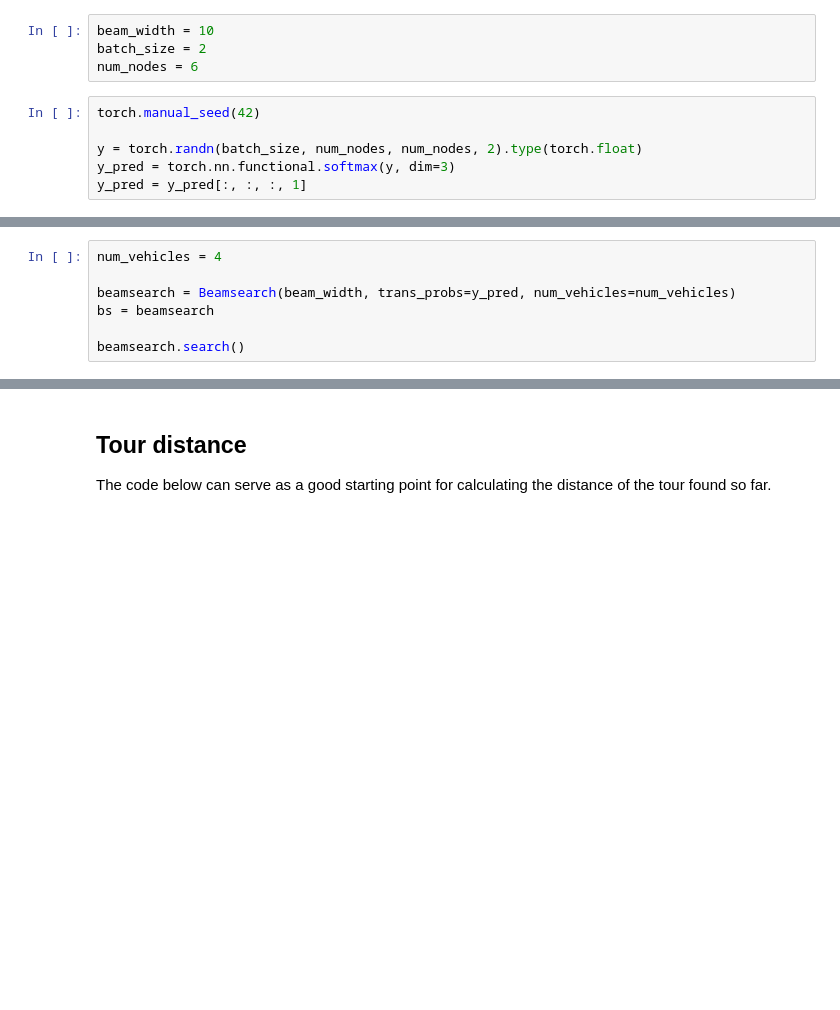
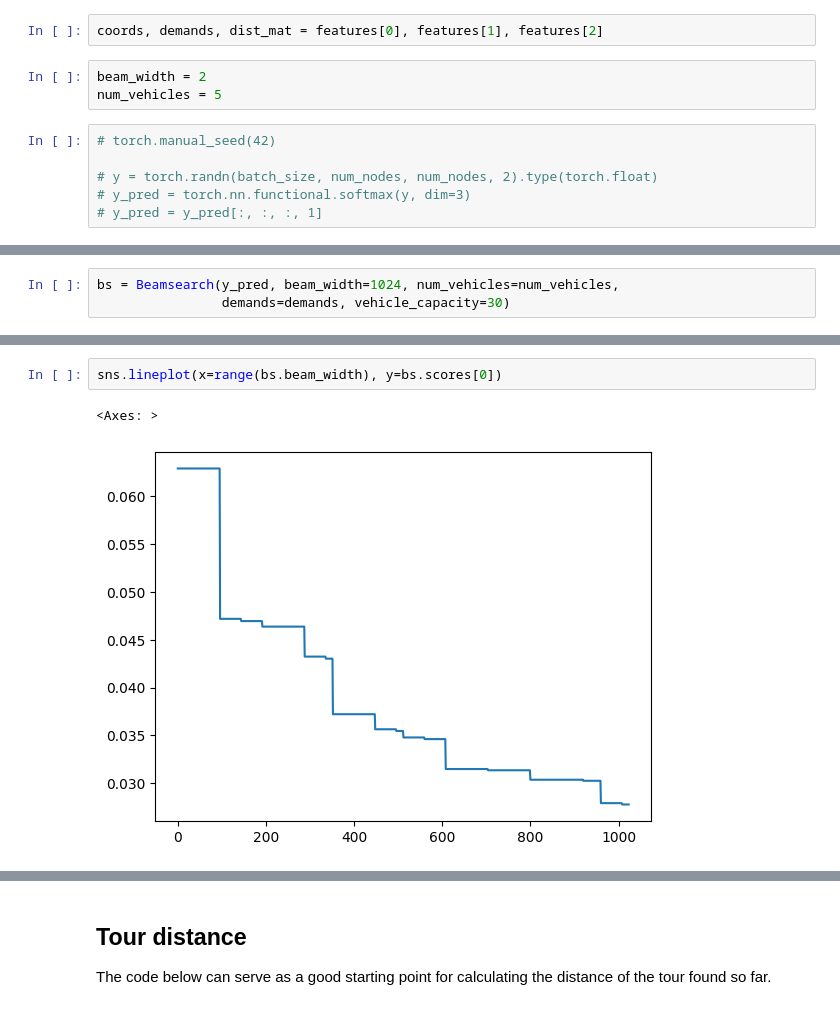
Before and after one commit to sebammon/vrp-thesis, a Jupyter notebook: Beam search.ipynb, the cells around one changed output, grey strips where cells are left out. Drawn from its saved outputs; the diff is of its cells as text; blank space fills up the shorter version.

```diff
--- a/Beam search.ipynb
+++ b/Beam search.ipynb
@@ -4,11 +39,12 @@ import numpy as np
+# %%
+coords, demands, dist_mat = features[0], features[1], features[2]
 # %%
-beam_width = 10
-batch_size = 2
-num_nodes = 6
+beam_width = 2
+num_vehicles = 5
 # %%
-torch.manual_seed(42)
+# torch.manual_seed(42)
 
-y = torch.randn(batch_size, num_nodes, num_nodes, 2).type(torch.float)
-y_pred = torch.nn.functional.softmax(y, dim=3)
-y_pred = y_pred[:, :, :, 1]
+# y = torch.randn(batch_size, num_nodes, num_nodes, 2).type(torch.float)
+# y_pred = torch.nn.functional.softmax(y, dim=3)
+# y_pred = y_pred[:, :, :, 1]
 # %%
@@ -212,9 +273,5 @@ class Beamsearch:
 
                 self.validate(beam, batch_idx=batch_idx, beam_idx=beam_idx)
 # %%
-num_vehicles = 4
-
-beamsearch = Beamsearch(beam_width, trans_probs=y_pred, num_vehicles=num_vehicles)
-bs = beamsearch
-
-beamsearch.search()
+bs = Beamsearch(y_pred, beam_width=1024, num_vehicles=num_vehicles,
+                demands=demands, vehicle_capacity=30)
@@ -220,0 +298,5 @@ beamsearch.search()
+# %%
+sns.lineplot(x=range(bs.beam_width), y=bs.scores[0])
+# %% [output]
+<Axes: >
+[figure, added]
```
Also changed, not shown: parts of 15 cells of this notebook, 5 other files.
